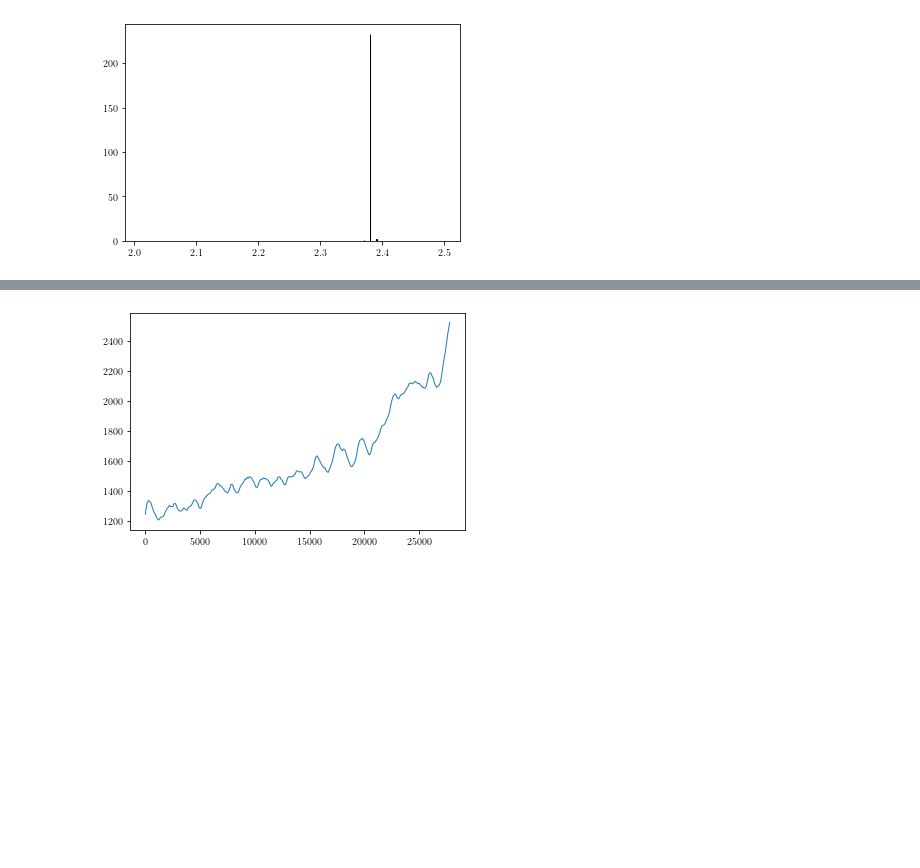
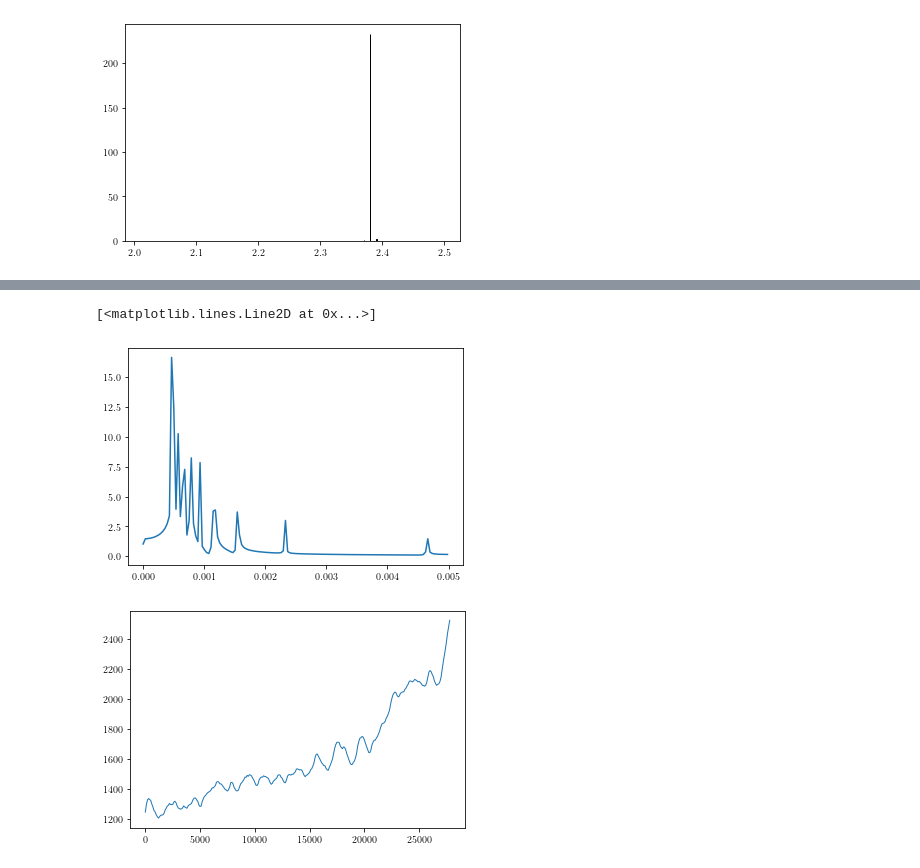
Before and after one commit to andrewdnolan/Harmonic_Beds, a Jupyter notebook: Notebooks/Hysterisis.ipynb, the cells around one changed output, grey strips where cells are left out. Saved outputs shown, nothing was run; the diff lists cells and outputs as text; code cells hidden in the pictures; blank space fills up the shorter version.

```diff
--- a/Notebooks/Hysterisis.ipynb
+++ b/Notebooks/Hysterisis.ipynb
@@ -170,3 +182,10 @@ beds
+# %%
+f, Pxx_den = signal.periodogram(pertb-reff, fs=1/100, detrend=None, scaling='spectrum')
+
+plt.plot(f,np.sqrt(Pxx_den))
+# %% [output]
+[<matplotlib.lines.Line2D at 0x...>]
+[figure, added]
 # %%
 for bed_fp in beds:
     plt.plot(np.loadtxt(bed_fp)[:,0], np.loadtxt(bed_fp)[:,1], lw=1)
```
Also changed, not shown: parts of 6 cells of this notebook, 11 other files.
